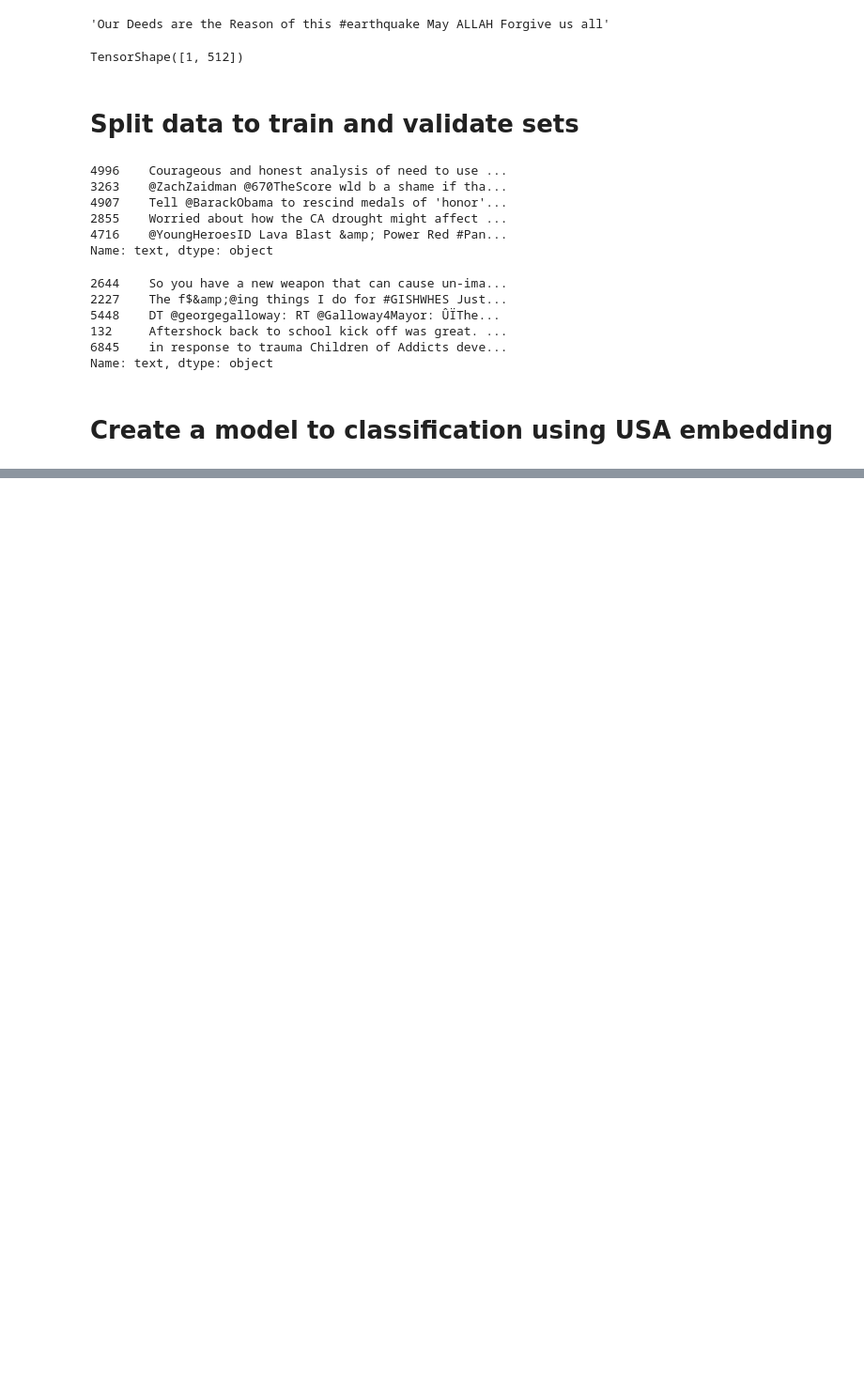
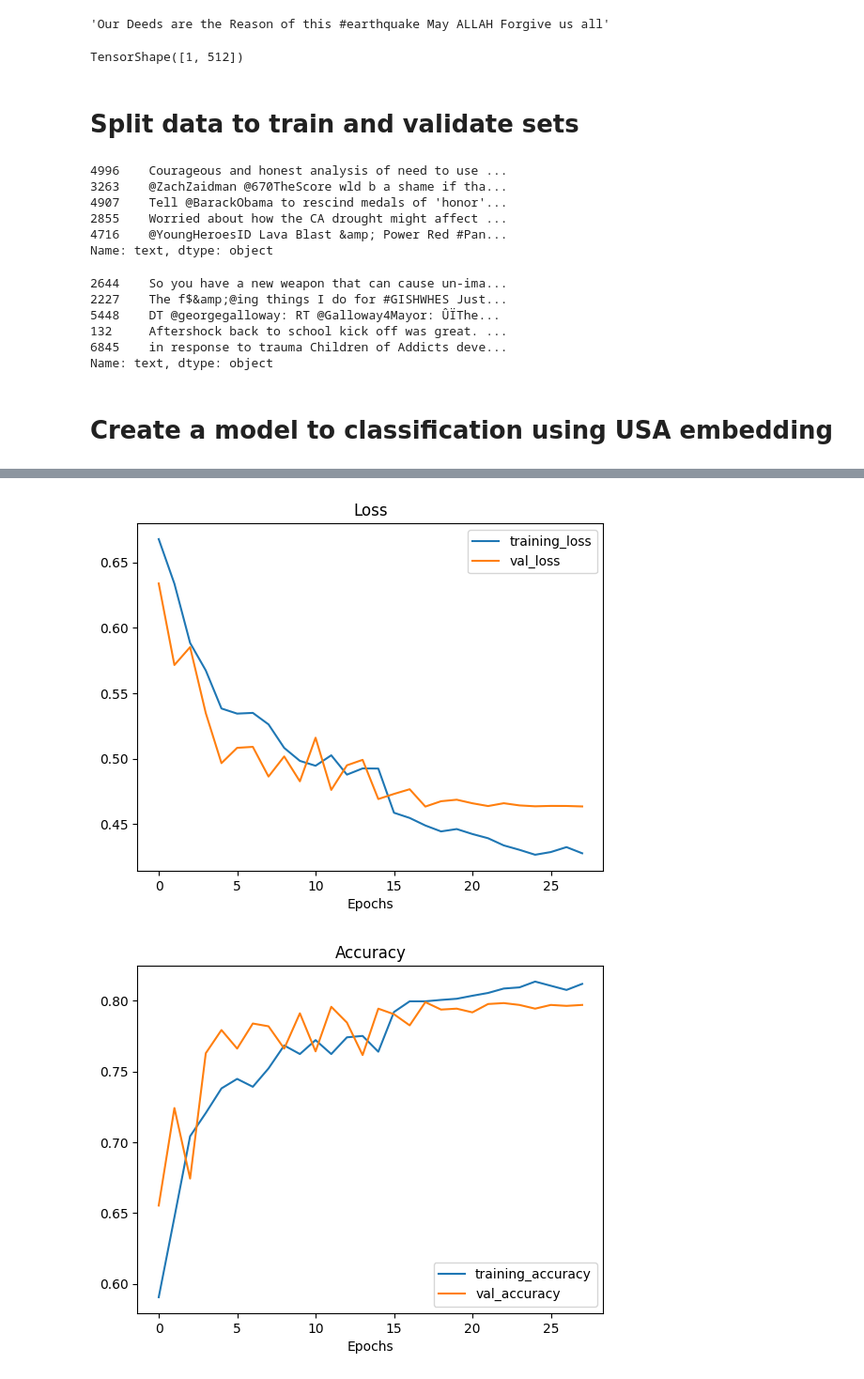
Before and after one commit to ryzhokhina/Tensorflow-Dev-Exam-Preparation, a Jupyter notebook: NLP/nlp_transfer_learning.ipynb, the cells around one changed output, grey strips where cells are left out. Shown: that part at 94% size. Drawn from its saved outputs; the diff is of its cells as text; code cells hidden in the pictures; blank space fills up the shorter version.

```diff
--- a/NLP/nlp_transfer_learning.ipynb
+++ b/NLP/nlp_transfer_learning.ipynb
@@ -207,0 +240,5 @@ _________________________________________________________________
+# %%
+preprocess = hub.load(PREPROCESS_MODEL)
+bert = hub.load(BERT_MODEL)
+inputs = preprocess(["text sentences"])
+outputs = bert(inputs)
@@ -207,0 +249,24 @@ _________________________________________________________________
+# %%
+def create_bert_model(tfhub_handle_preprocess, tfhub_handle_encoder) :
+
+    bert_preprocess_model = hub.KerasLayer(tfhub_handle_preprocess)
+    bert_model = hub.KerasLayer(tfhub_handle_encoder)
+
+    inputs = tf.keras.Input(shape=tf.shape(''), dtype=tf.string)
+    x = bert_preprocess_model(inputs)
+    x = bert_model(x)
+    x = Dense(128, activation="relu")(x['pooled_output']) # embeddings for a whole sentence
+    x = Dropout(0.3)(x)
+    x = Dense(64, activation="relu")(x)
+    x = Dropout(0.2)(x)
+    x = Dense(32, activation="relu")(x)
+    x = Dropout(0.2)(x)
+    x = Dense(1, activation="sigmoid")(x)
+    model = Model(inputs=inputs, outputs=x)
+
+    model.compile(loss="binary_crossentropy", optimizer=tf.keras.optimizers.Adam(0.001), metrics=['accuracy'])
+
+    return model
+# %%
+bert_model = create_bert_model(PREPROCESS_MODEL, BERT_MODEL)
+bert_model.summary()
@@ -207,0 +291,10 @@ _________________________________________________________________
+# %%
+MC_BERT = tf.keras.callbacks.ModelCheckpoint("model_bert.h5", monitor="val_accuracy", save_best_only=True)
+ES_BERT = tf.keras.callbacks.EarlyStopping(monitor="val_accuracy", patience=10, restore_best_weights=True)
+LRC_BERT = tf.keras.callbacks.ReduceLROnPlateau(monitor="val_accuracy", patience=3, factor=0.2, min_lr=0.00001)
+
+history_bert= bert_model.fit(
+      x_train,
+      y_train, epochs=100,
+      validation_data=(x_valid, y_valid),
+      callbacks=[MC_BERT, ES_BERT, LRC_BERT])
@@ -207,0 +319,5 @@ _________________________________________________________________
+# %%
+plot_loss_curves(history_bert)
+# %% [output]
+[figure, added]
+[figure, added]
```
Also changed, not shown: parts of 21 cells of this notebook.
